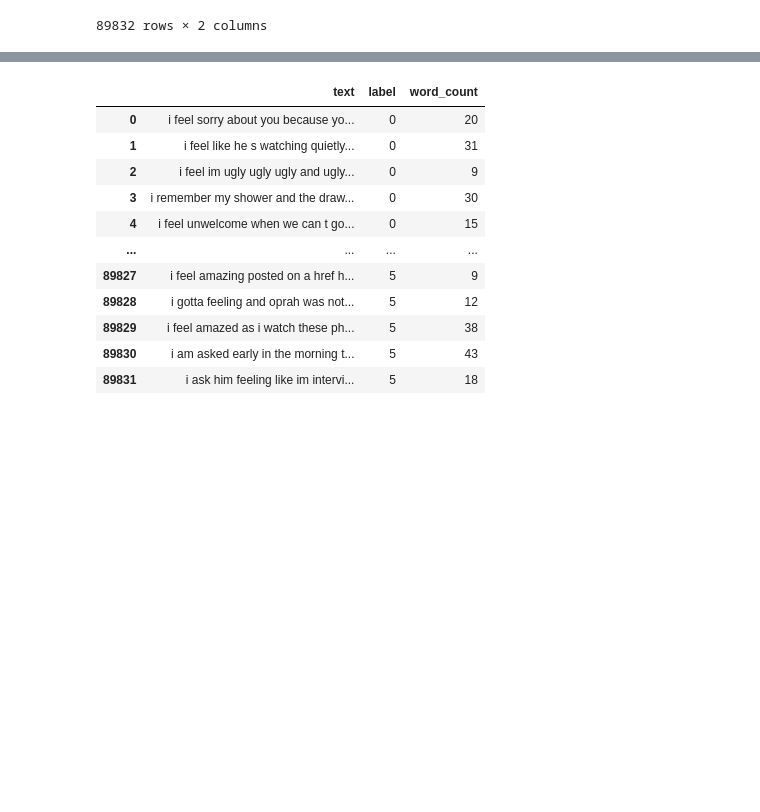
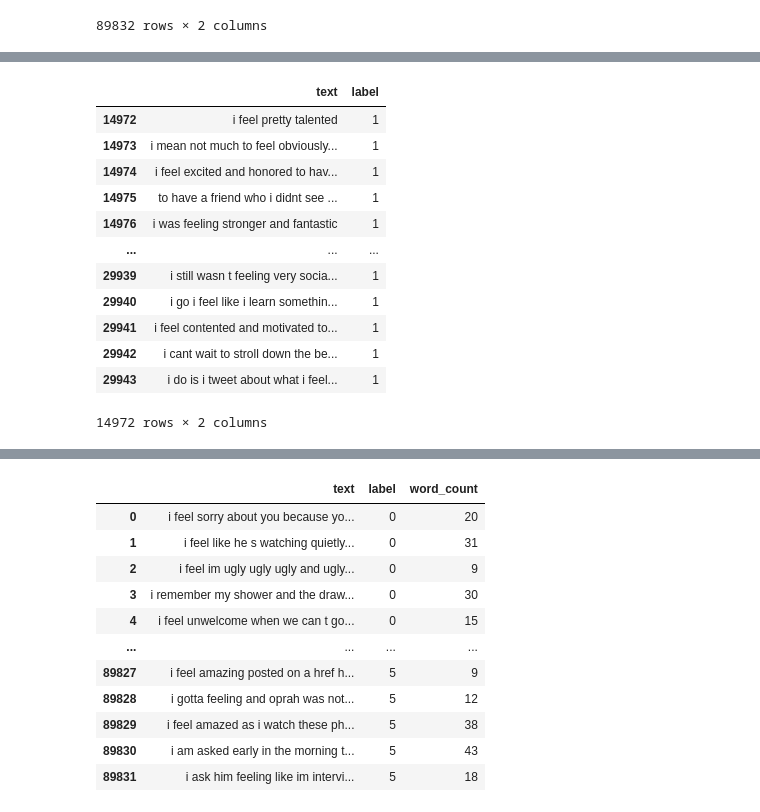
Before and after one commit to Spring-of-Vision/Deep-Learning-NLP, a Jupyter notebook: Bag of Words.ipynb, the cells around one changed output, grey strips where cells are left out. Saved outputs shown, nothing was run; the diff lists cells and outputs as text; code cells hidden in the pictures; blank space fills up the shorter version.

```diff
--- a/Bag of Words.ipynb
+++ b/Bag of Words.ipynb
@@ -116,0 +139,16 @@ balanced_df
+# %%
+balanced_df[balanced_df.label == 1]
+# %% [output]
+|  | text | label |
+| 14972 | i feel pretty talented | 1 |
+| 14973 | i mean not much to feel obviously... | 1 |
+| 14974 | i feel excited and honored to hav... | 1 |
+| 14975 | to have a friend who i didnt see ... | 1 |
+| 14976 | i was feeling stronger and fantastic | 1 |
+| ... | ... | ... |
+| 29939 | i still wasn t feeling very socia... | 1 |
+| 29940 | i go i feel like i learn somethin... | 1 |
+| 29941 | i feel contented and motivated to... | 1 |
+| 29942 | i cant wait to stroll down the be... | 1 |
+| 29943 | i do is i tweet about what i feel... | 1 |
+14972 rows × 2 columns
```
Also changed, not shown: parts of 23 cells of this notebook.
